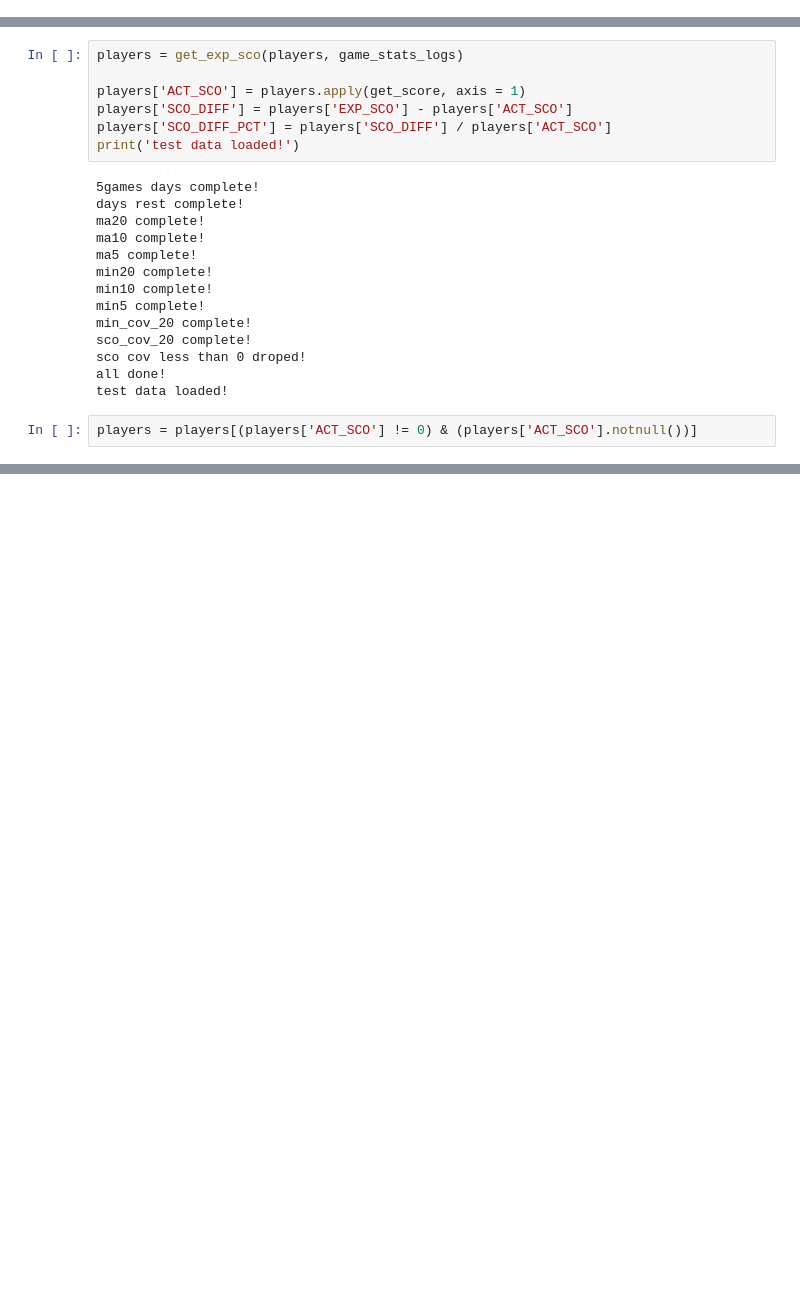
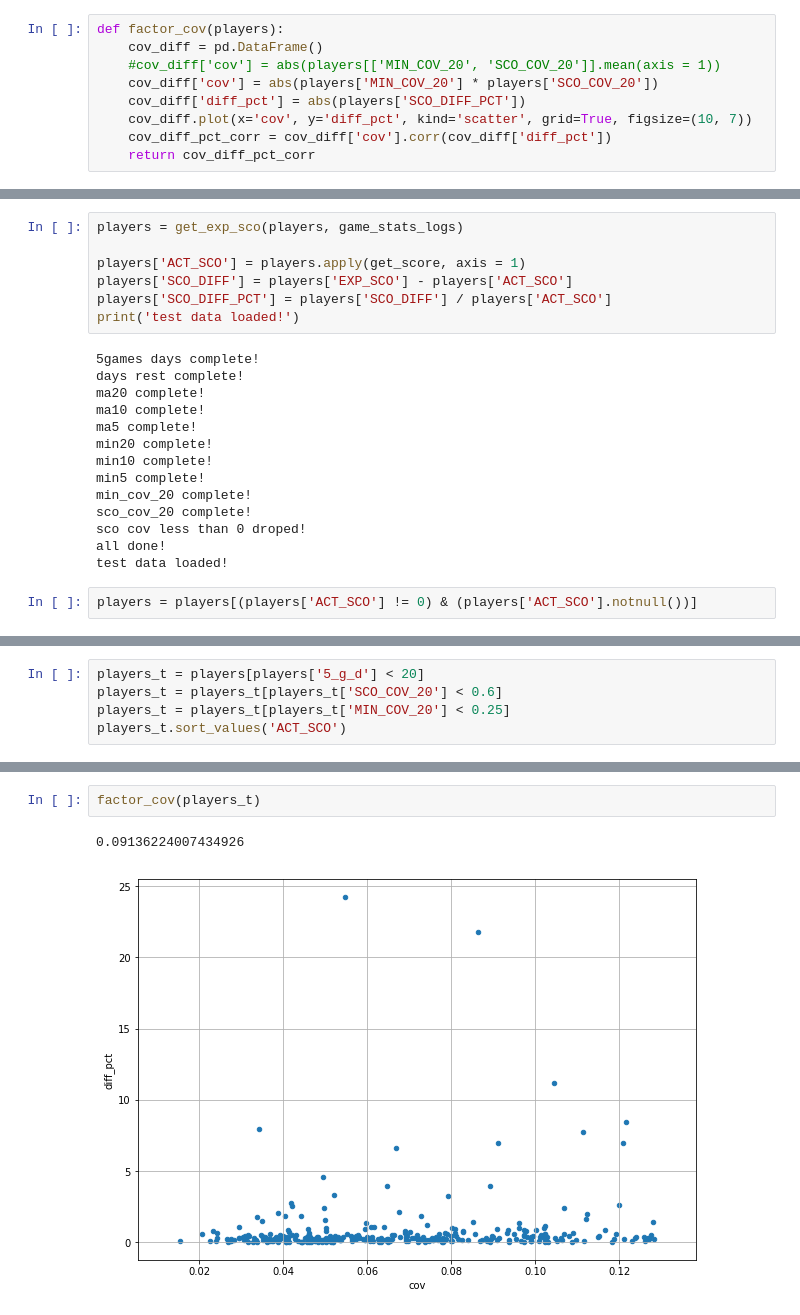
Before and after one commit to wonderui/Hoop_Fantasy, a Jupyter notebook: nba_seer-0.1/0_test_seer.ipynb, the cells around one changed output, grey strips where cells are left out. Saved outputs shown, nothing was run; the diff lists cells and outputs as text; blank space fills up the shorter version.

```diff
--- a/nba_seer-0.1/0_test_seer.ipynb
+++ b/nba_seer-0.1/0_test_seer.ipynb
@@ -46,3 +51,12 @@ def get_score(row):
+# %%
+def factor_cov(players):
+    cov_diff = pd.DataFrame()
+    #cov_diff['cov'] = abs(players[['MIN_COV_20', 'SCO_COV_20']].mean(axis = 1))
+    cov_diff['cov'] = abs(players['MIN_COV_20'] * players['SCO_COV_20'])
+    cov_diff['diff_pct'] = abs(players['SCO_DIFF_PCT'])
+    cov_diff.plot(x='cov', y='diff_pct', kind='scatter', grid=True, figsize=(10, 7))
+    cov_diff_pct_corr = cov_diff['cov'].corr(cov_diff['diff_pct'])
+    return cov_diff_pct_corr
 # %%
 game_date = game_stats_logs['GAME_DATE_EST'].drop_duplicates().apply(lambda x: x[:10])
 # %%
@@ -272,0 +122,5 @@ def days_rest(game_stats_logs, row):
+# %%
+players_t = players[players['5_g_d'] < 20]
+players_t = players_t[players_t['SCO_COV_20'] < 0.6]
+players_t = players_t[players_t['MIN_COV_20'] < 0.25]
+players_t.sort_values('ACT_SCO')
@@ -272,0 +158,5 @@ def days_rest(game_stats_logs, row):
+# %%
+factor_cov(players_t)
+# %% [output]
+0.09136224007434926
+[figure, added]
```
Also changed, not shown: parts of 27 cells of this notebook, 3 other files.
